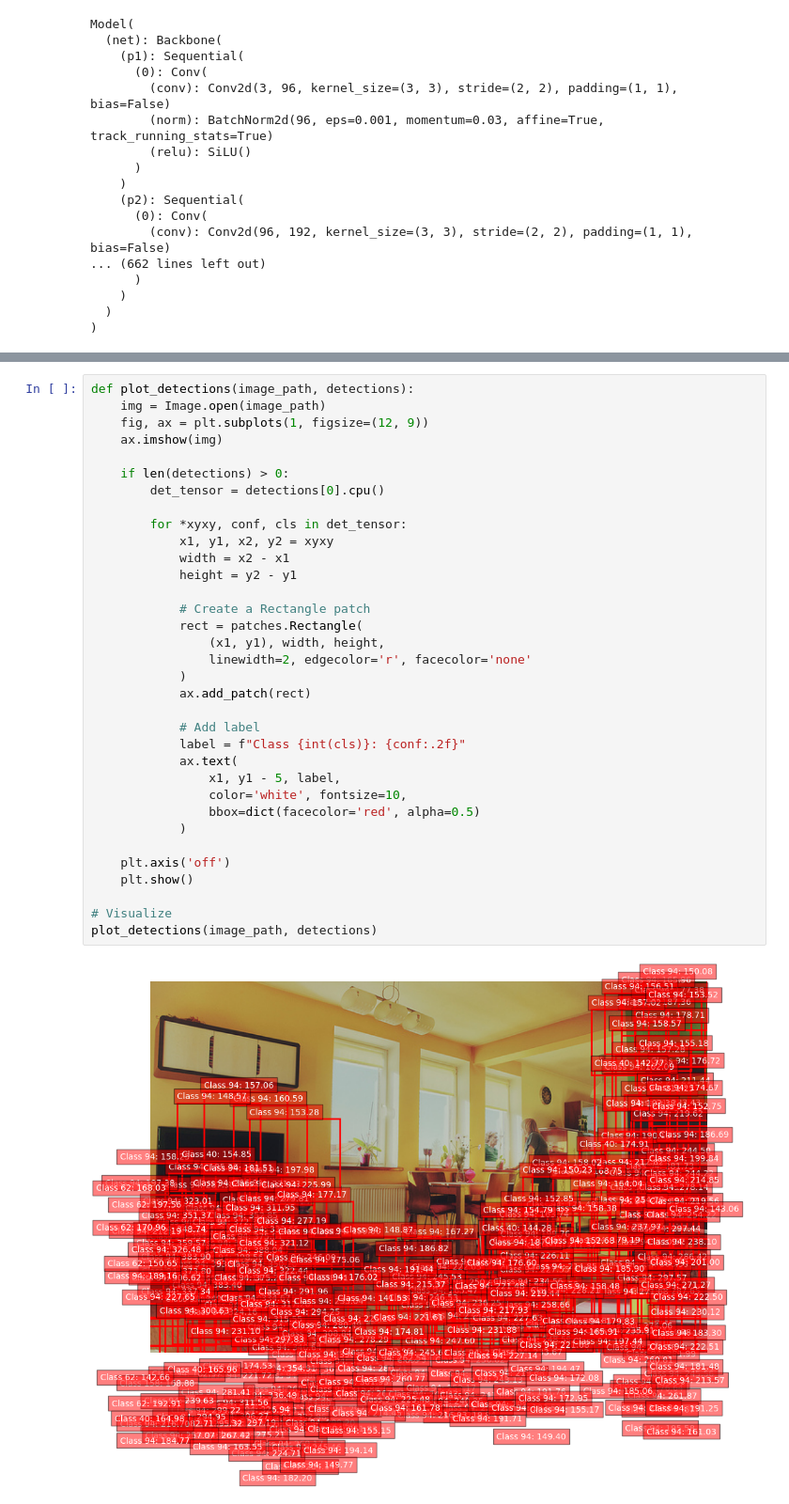
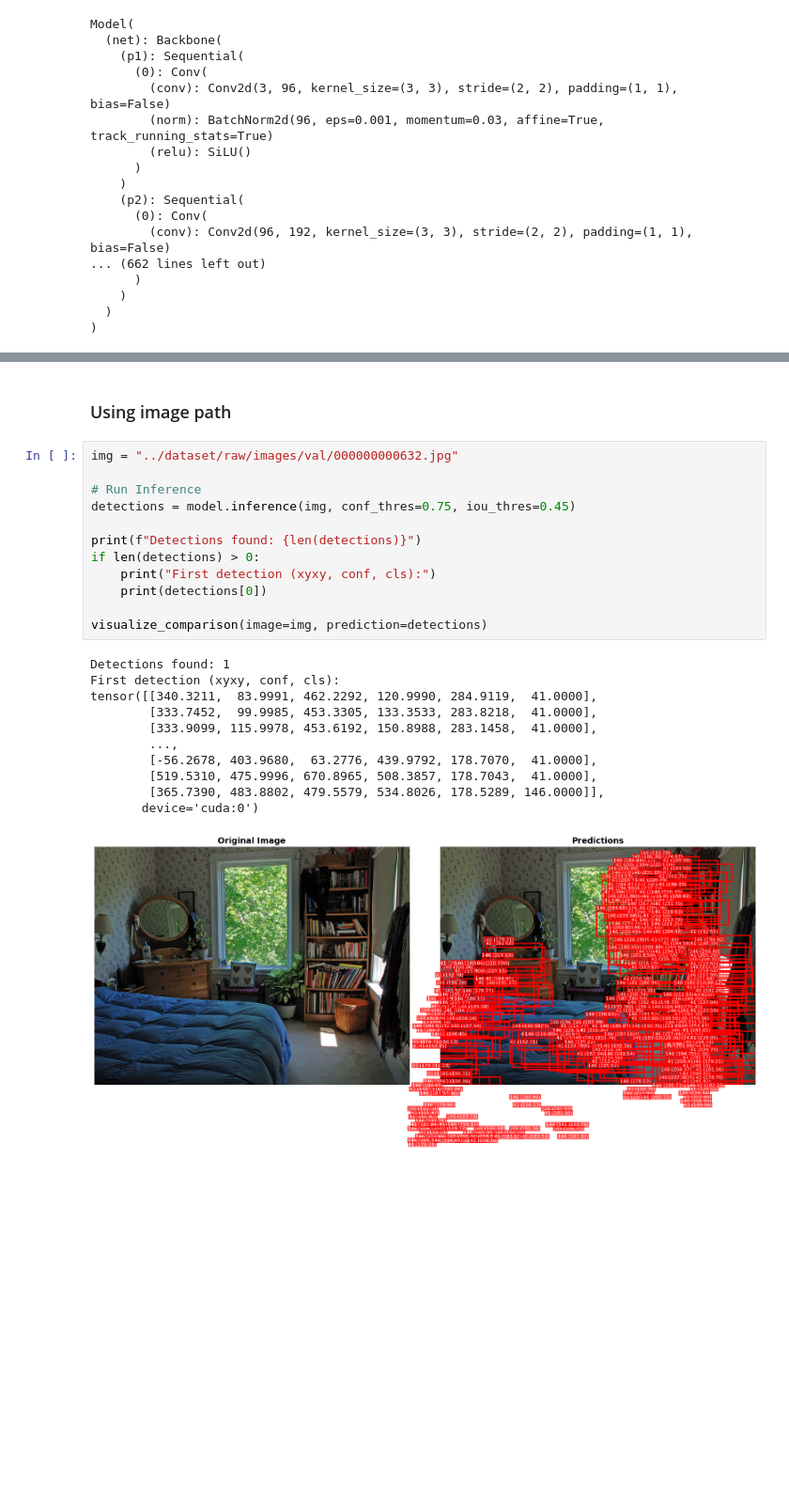
Before and after one commit to DarylFernandes99/custom-yolo-implmentation, a Jupyter notebook: notebooks/04_evaluation_and_plots.ipynb, the cells around one changed output, grey strips where cells are left out. Shown at 94% size. Saved outputs shown, nothing was run; the diff lists cells and outputs as text; blank space fills up the shorter version.

```diff
--- a/notebooks/04_evaluation_and_plots.ipynb
+++ b/notebooks/04_evaluation_and_plots.ipynb
@@ -92,36 +125,26 @@ tensor([[ 49.3904, 323.8725, 126.9104, 377.2441, 398.5623,  94.0000],
-# %%
-def plot_detections(image_path, detections):
-    img = Image.open(image_path)
-    fig, ax = plt.subplots(1, figsize=(12, 9))
-    ax.imshow(img)
-
-    if len(detections) > 0:
-        det_tensor = detections[0].cpu()
-
-        for *xyxy, conf, cls in det_tensor:
-            x1, y1, x2, y2 = xyxy
-            width = x2 - x1
-            height = y2 - y1
-
-            # Create a Rectangle patch
-            rect = patches.Rectangle(
-                (x1, y1), width, height,
-                linewidth=2, edgecolor='r', facecolor='none'
-            )
-            ax.add_patch(rect)
-
-            # Add label
-            label = f"Class {int(cls)}: {conf:.2f}"
-            ax.text(
-                x1, y1 - 5, label,
-                color='white', fontsize=10,
-                bbox=dict(facecolor='red', alpha=0.5)
-            )
-
-    plt.axis('off')
-    plt.show()
-
-# Visualize
-plot_detections(image_path, detections)
-# %% [output]
-[figure, removed]
+# %% [markdown]
+### Using image path
+# %%
+img = "../dataset/raw/images/val/000000000632.jpg"
+
+# Run Inference
+detections = model.inference(img, conf_thres=0.75, iou_thres=0.45)
+
+print(f"Detections found: {len(detections)}")
+if len(detections) > 0:
+    print("First detection (xyxy, conf, cls):")
+    print(detections[0])
+
+visualize_comparison(image=img, prediction=detections)
+# %% [output]
+Detections found: 1
+First detection (xyxy, conf, cls):
+tensor([[340.3211,  83.9991, 462.2292, 120.9990, 284.9119,  41.0000],
+        [333.7452,  99.9985, 453.3305, 133.3533, 283.8218,  41.0000],
+        [333.9099, 115.9978, 453.6192, 150.8988, 283.1458,  41.0000],
+        ...,
+        [-56.2678, 403.9680,  63.2776, 439.9792, 178.7070,  41.0000],
+        [519.5310, 475.9996, 670.8965, 508.3857, 178.7043,  41.0000],
+        [365.7390, 483.8802, 479.5579, 534.8026, 178.5289, 146.0000]],
+       device='cuda:0')
+[figure, added]
```
Also changed, not shown: parts of 11 cells of this notebook, 4 other files.
